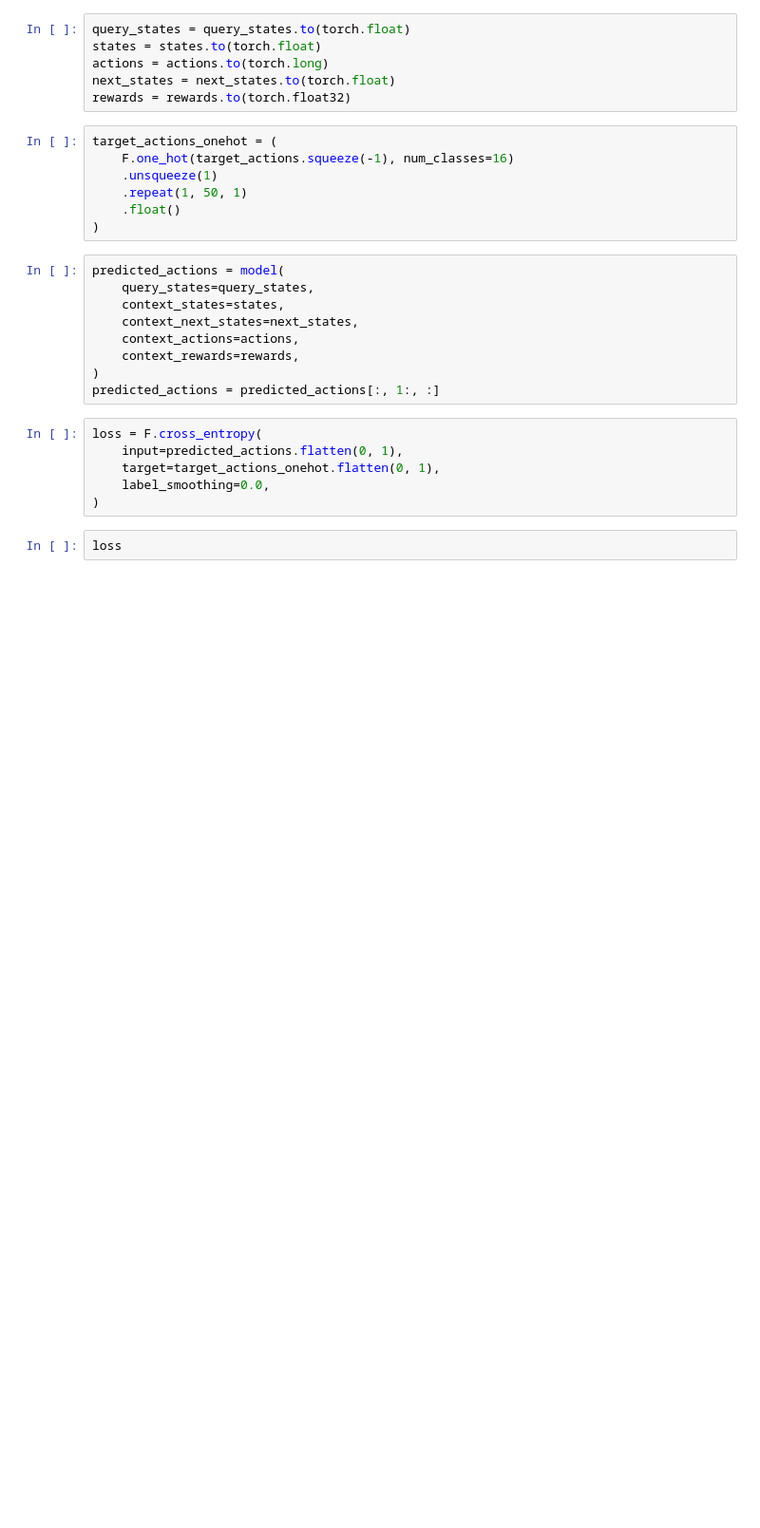
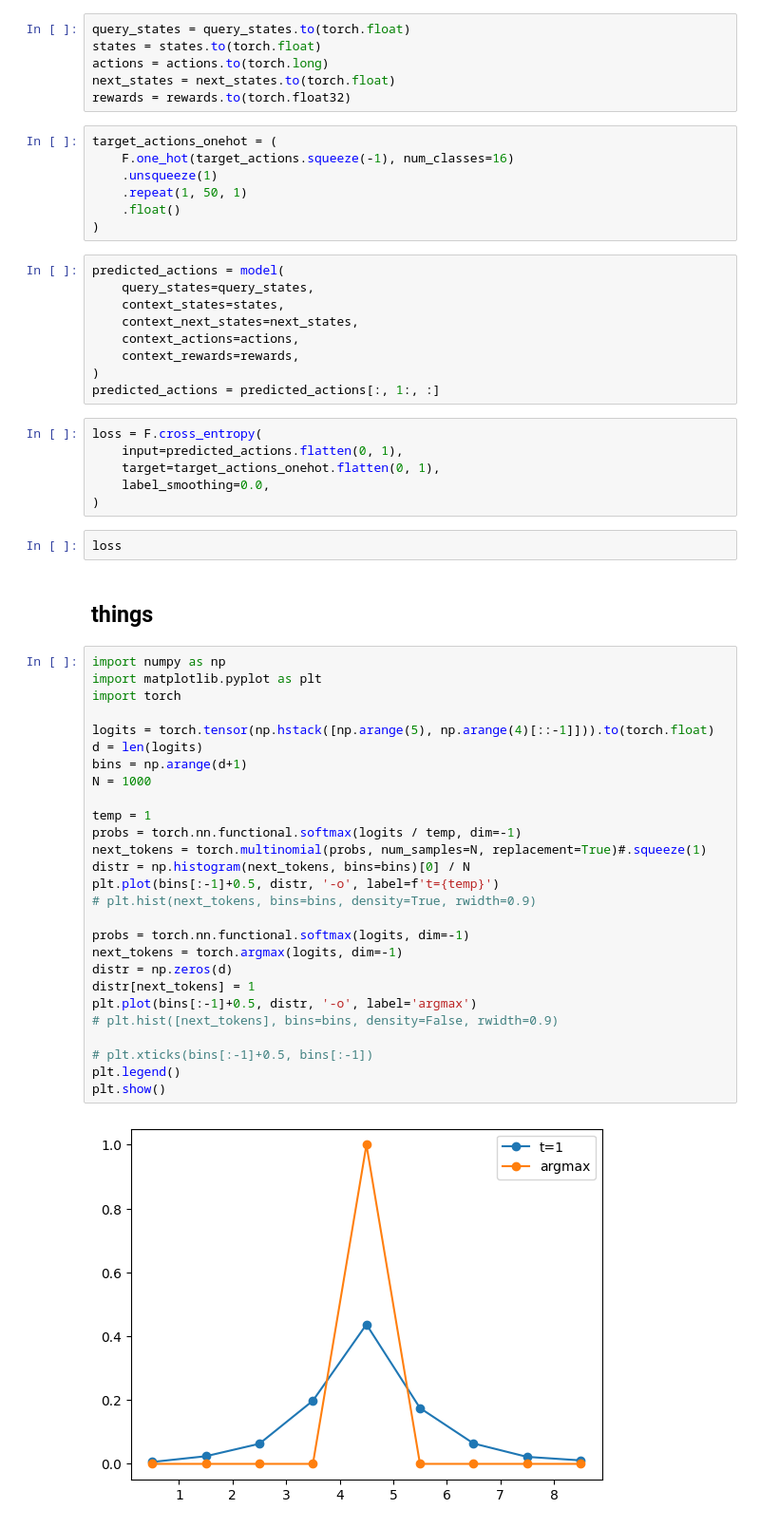
Before and after one commit to anabatsh/GreyBoxDPTOptimizer, a Jupyter notebook: dpt.ipynb, the cells around one changed output. Shown at 95% size. Drawn from its saved outputs; the diff is of its cells as text; blank space fills up the shorter version.

```diff
--- a/dpt.ipynb
+++ b/dpt.ipynb
@@ -305,3 +238,34 @@ loss = F.cross_entropy(
 )
 # %%
 loss
+# %% [markdown]
+## things
+# %%
+import numpy as np
+import matplotlib.pyplot as plt
+import torch
+
+logits = torch.tensor(np.hstack([np.arange(5), np.arange(4)[::-1]])).to(torch.float)
+d = len(logits)
+bins = np.arange(d+1)
+N = 1000
+
+temp = 1
+probs = torch.nn.functional.softmax(logits / temp, dim=-1)
+next_tokens = torch.multinomial(probs, num_samples=N, replacement=True)#.squeeze(1)
+distr = np.histogram(next_tokens, bins=bins)[0] / N
+plt.plot(bins[:-1]+0.5, distr, '-o', label=f't={temp}')
+# plt.hist(next_tokens, bins=bins, density=True, rwidth=0.9)
+
+probs = torch.nn.functional.softmax(logits, dim=-1)
+next_tokens = torch.argmax(logits, dim=-1)
+distr = np.zeros(d)
+distr[next_tokens] = 1
+plt.plot(bins[:-1]+0.5, distr, '-o', label='argmax')
+# plt.hist([next_tokens], bins=bins, density=False, rwidth=0.9)
+
+# plt.xticks(bins[:-1]+0.5, bins[:-1])
+plt.legend()
+plt.show()
+# %% [output]
+[figure, added]
```
Also changed, not shown: parts of 9 cells of this notebook, 6 other files.
